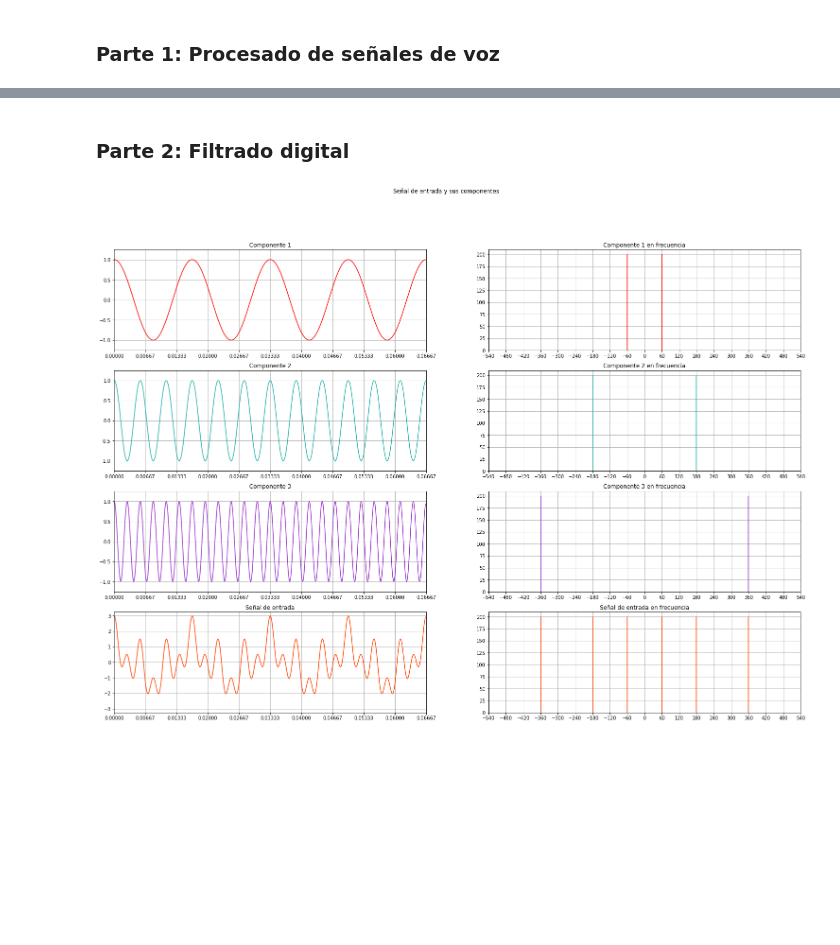
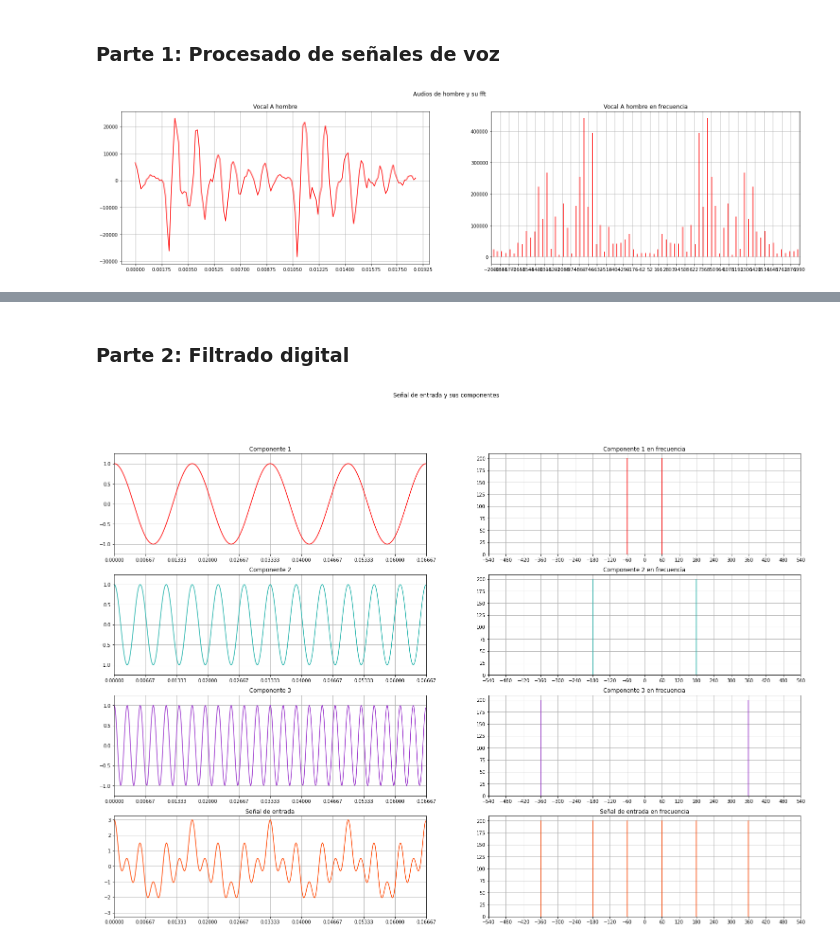
Before and after one commit to ChristopherMoralesA/Lab-Tarea-7, a Jupyter notebook: Lab_Tarea_7.ipynb, the cells around one changed output, grey strips where cells are left out. Cells and saved outputs as stored; diff of their text form; code cells hidden in the pictures; blank space fills up the shorter version.

```diff
--- a/Lab_Tarea_7.ipynb
+++ b/Lab_Tarea_7.ipynb
@@ -10,40 +10,47 @@ from matplotlib.ticker import (AutoMinorLocator, MultipleLocator)
 from scipy.fft import fft, fftfreq
 
 #Funcion para realizar un FFT de una señal (Usado en la tarea 3)
+nsamples = 150
+sample_rate = 8000
+t = np.linspace(0,0.01875,nsamples)
+
 def plotfft(func):
     F = fft(func)
-    tf = fftfreq(nsamples, 1/sample_rate)
+    tf = fftfreq(nsamples,1/sample_rate)
     return tf,F
 # %% [markdown]
 ### Parte 1: Procesado de señales de voz
 # %%
 #Audios de entrada
-
 #Audios hombre
-Fs_ha, ha = wavfile("ha.wav")
-Fs_he, he = wavfile("he.wav")
-Fs_hi, hi = wavfile("hi.wav")
-Fs_ho, ho = wavfile("ho.wav")
-Fs_hu, hu = wavfile("hu.wav")
+Fs_ha, ha = wavfile.read("ha.wav")
+#ha = ha[3000:3000+nsamples]
+Fs_he, he = wavfile.read("he.wav")
+Fs_hi, hi = wavfile.read("hi.wav")
+Fs_ho, ho = wavfile.read("ho.wav")
+Fs_hu, hu = wavfile.read("hu.wav")
 
 #Audios mujer
-Fs_ma, ma = wavfile("ma.wav")
-Fs_me, me = wavfile("me.wav")
-Fs_mi, mi = wavfile("mi.wav")
-Fs_mo, mo = wavfile("mo.wav")
-Fs_mu, mu = wavfile("mu.wav")
+Fs_ma, ma = wavfile.read("ma.wav")
+Fs_me, me = wavfile.read("me.wav")
+Fs_mi, mi = wavfile.read("mi.wav")
+Fs_mo, mo = wavfile.read("mo.wav")
+Fs_mu, mu = wavfile.read("mu.wav")
 # %%
-fig1, axs = plt.subplots(4,2,figsize=(26,18))
+fig1, axs = plt.subplots(1,2,figsize=(26,6))
 fig1.suptitle('Audios de hombre y su fft')
 
-axs[0,0].plot(ha,color='red')
-axs[0,0].set_title('Vocal A hombre')
-axs[0,0].grid()
-
+axs[0].plot(t,ha,color='red')
+axs[0].set_title('Vocal A hombre')
+axs[0].xaxis.set_major_locator(MultipleLocator(0.0175/10))
+axs[0].grid()
 Mtf, M = plotfft(ha)
-axs[0,1].vlines(Mtf,0,np.abs(M),color='red')
-axs[0,1].set_title('Vocal A hombre en frecuencia')
-axs[0,1].grid()
+axs[1].set(xlim=(-2000,2000),xticks=(range(-2000,2000,114)))
+axs[1].vlines(Mtf,0,np.abs(M),color='red')
+axs[1].set_title('Vocal A hombre en frecuencia')
+axs[1].grid()
 
 
 plt.show()
+# %% [output]
+[figure, added]
```
Also changed, not shown: parts of 3 cells of this notebook.
